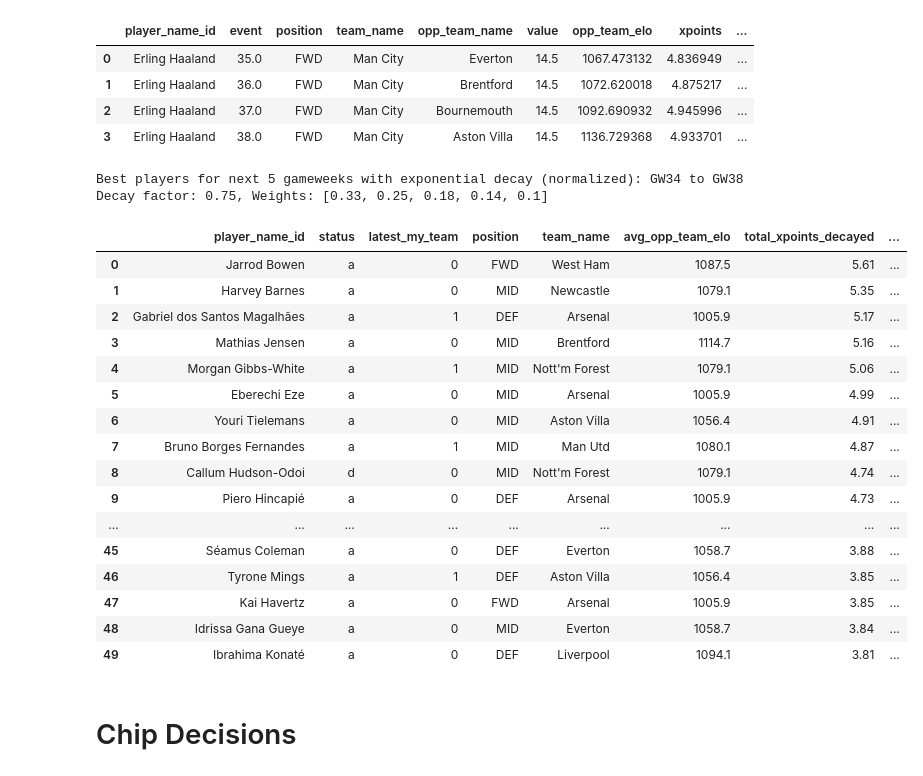
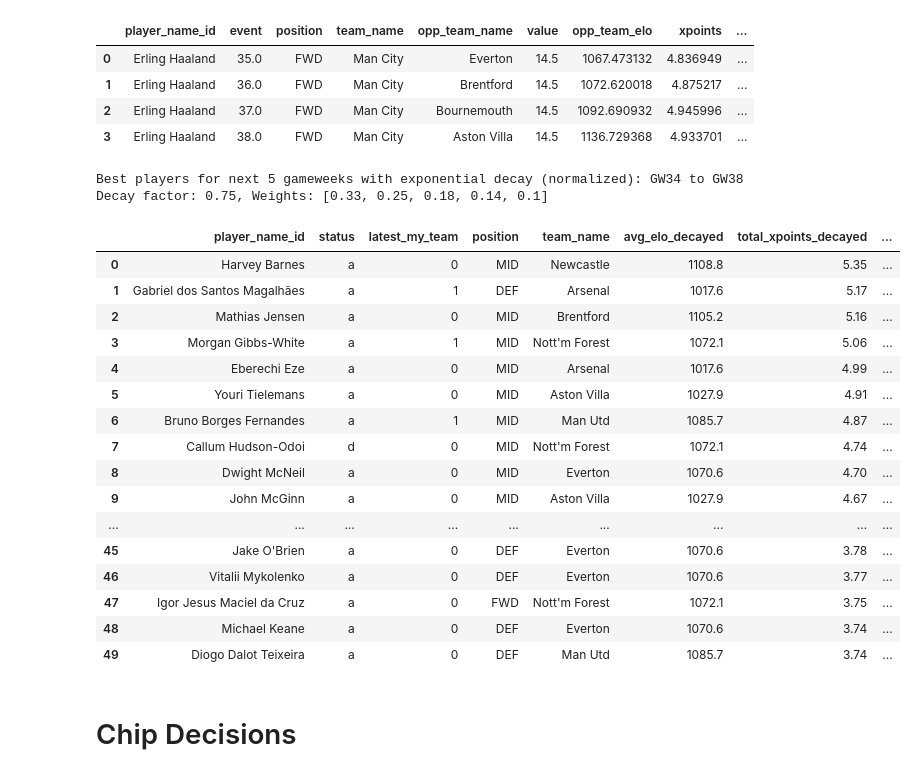
Before and after one commit to chrisimpacts/FPL-Points-Predictor, a Jupyter notebook: TRDL-Team-Analysis.ipynb, the cells around one changed output. Drawn from its saved outputs; the diff is of its cells as text; code cells hidden in the pictures.

```diff
--- a/TRDL-Team-Analysis.ipynb
+++ b/TRDL-Team-Analysis.ipynb
@@ -73,7 +73,9 @@ view = db_creator.run_sql(f"""
         ROUND(SUM(xpoints),2) AS total_xpoints,
         ROUND(AVG(mins_pred),1) AS avg_mins_pred,
         ROUND(AVG(xgp90_pred),3) AS avg_xgp90_pred,
+        ROUND(AVG(xg_overperf_factor),3) AS avg_xg_overperf_factor,
         ROUND(AVG(xap90_pred),3) AS avg_xap90_pred,
+        ROUND(AVG(xa_overperf_factor),3) AS avg_xa_overperf_factor,
         ROUND(AVG(xgcp90_pred),3) AS avg_xgcp90_pred
     FROM predictions
     WHERE latest_my_team = 1
@@ -143,7 +145,7 @@ SELECT
 FROM predictions_status
 WHERE (latest_any_team = 0 OR latest_my_team = 1)
     AND status IN ('a','d')
-    AND position IN ('FWD')
+    -- AND position IN ('FWD')
     --AND team_name = 'Liverpool'
   AND event BETWEEN {picks_current_gameweek+1} AND 38
 GROUP BY player_name_id, status, position, team_name, latest_my_team
@@ -205,7 +207,7 @@ SELECT
         ROUND(AVG(xgp90_pred),3) AS avg_xgp90_pred,
         ROUND(AVG(xg_overperf_factor),3) AS avg_xg_overperf_factor,
         ROUND(AVG(xap90_pred),3) AS avg_xap90_pred,
-        ROUND(AVG(xg_overperf_factor),3) AS avg_xg_overperf_factor,
+        ROUND(AVG(xa_overperf_factor),3) AS avg_xa_overperf_factor,
         ROUND(AVG(xgcp90_pred),3) AS avg_xgcp90_pred
     FROM predictions_status
     WHERE (latest_any_team = 0 OR latest_my_team = 1)
@@ -484,52 +486,61 @@ view = db_creator.run_sql(f"""
         latest_my_team,
         position,
         team_name,
-        ROUND(AVG(opp_team_elo),1) AS avg_opp_team_elo,
+        ROUND(SUM(
+            CASE
+                WHEN event = {picks_current_gameweek+1} THEN opp_team_elo * {initial_weight}
+                WHEN event = {picks_current_gameweek+2} THEN opp_team_elo * {initial_weight * decay_factor}
+                WHEN event = {picks_current_gameweek+3} THEN opp_team_elo * {initial_weight * decay_factor**2}
+                WHEN event = {picks_current_gameweek+4} THEN opp_team_elo * {initial_weight * decay_factor**3}
+                WHEN event = {picks_current_gameweek+5} THEN opp_team_elo * {initial_weight * decay_factor**4}
+                ELSE 0
+            END
+        ), 1) AS avg_elo_decayed,
         ROUND(SUM(
             CASE
                 WHEN event = {picks_current_gameweek+1} THEN xpoints * {initial_weight}
                 WHEN event = {picks_current_gameweek+2} THEN xpoints * {initial_weight * decay_factor}
                 WHEN event = {picks_current_gameweek+3} THEN xpoints * {initial_weight * decay_factor**2}
                 WHEN event = {picks_current_gameweek+4} THEN xpoints * {initial_weight * decay_factor**3}
                 WHEN event = {picks_current_gameweek+5} THEN xpoints * {initial_weight * decay_factor**4}
                 ELSE 0
             END
         ), 2) AS total_xpoints_decayed,
         ROUND(AVG(mins_pred),1) AS avg_mins_pred,
         ROUND(AVG(xgp90_pred),3) AS avg_xgp90_pred,
         ROUND(AVG(xg_overperf_factor),3) AS avg_xg_overperf_factor,
         ROUND(AVG(xap90_pred),3) AS avg_xap90_pred,
         ROUND(AVG(xa_overperf_factor),3) AS avg_xa_overperf_factor,
         ROUND(AVG(xgcp90_pred),3) AS avg_xgcp90_pred
     FROM predictions_status
     WHERE (latest_any_team = 0 OR latest_my_team = 1)
       AND event BETWEEN {picks_current_gameweek+1} AND {picks_current_gameweek+5}
       AND status IN ('a','d')
       -- AND position = 'MID'
     GROUP BY player_name_id, status, position, team_name, latest_my_team
     ORDER BY total_xpoints_decayed DESC
 """)
 view.head(50)
 # %% [output]
 Best players for next 5 gameweeks with exponential decay (normalized): GW34 to GW38
 Decay factor: 0.75, Weights: [0.33, 0.25, 0.18, 0.14, 0.1]
-|  | player_name_id | status | latest_my_team | position | team_name | avg_opp_team_elo | total_xpoints_decayed | ... |
-| 0 | Jarrod Bowen | a | 0 | FWD | West Ham | 1087.5 | 5.61 | ... |
-| 1 | Harvey Barnes | a | 0 | MID | Newcastle | 1079.1 | 5.35 | ... |
-| 2 | Gabriel dos Santos Magalhães | a | 1 | DEF | Arsenal | 1005.9 | 5.17 | ... |
-| 3 | Mathias Jensen | a | 0 | MID | Brentford | 1114.7 | 5.16 | ... |
-| 4 | Morgan Gibbs-White | a | 1 | MID | Nott'm Forest | 1079.1 | 5.06 | ... |
-| 5 | Eberechi Eze | a | 0 | MID | Arsenal | 1005.9 | 4.99 | ... |
-| 6 | Youri Tielemans | a | 0 | MID | Aston Villa | 1056.4 | 4.91 | ... |
-| 7 | Bruno Borges Fernandes | a | 1 | MID | Man Utd | 1080.1 | 4.87 | ... |
-| 8 | Callum Hudson-Odoi | d | 0 | MID | Nott'm Forest | 1079.1 | 4.74 | ... |
-| 9 | Piero Hincapié | a | 0 | DEF | Arsenal | 1005.9 | 4.73 | ... |
+|  | player_name_id | status | latest_my_team | position | team_name | avg_elo_decayed | total_xpoints_decayed | ... |
+| 0 | Harvey Barnes | a | 0 | MID | Newcastle | 1108.8 | 5.35 | ... |
+| 1 | Gabriel dos Santos Magalhães | a | 1 | DEF | Arsenal | 1017.6 | 5.17 | ... |
+| 2 | Mathias Jensen | a | 0 | MID | Brentford | 1105.2 | 5.16 | ... |
+| 3 | Morgan Gibbs-White | a | 1 | MID | Nott'm Forest | 1072.1 | 5.06 | ... |
+| 4 | Eberechi Eze | a | 0 | MID | Arsenal | 1017.6 | 4.99 | ... |
+| 5 | Youri Tielemans | a | 0 | MID | Aston Villa | 1027.9 | 4.91 | ... |
+| 6 | Bruno Borges Fernandes | a | 1 | MID | Man Utd | 1085.7 | 4.87 | ... |
+| 7 | Callum Hudson-Odoi | d | 0 | MID | Nott'm Forest | 1072.1 | 4.74 | ... |
+| 8 | Dwight McNeil | a | 0 | MID | Everton | 1070.6 | 4.70 | ... |
+| 9 | John McGinn | a | 0 | MID | Aston Villa | 1027.9 | 4.67 | ... |
 | ... | ... | ... | ... | ... | ... | ... | ... | ... |
-| 45 | Séamus Coleman | a | 0 | DEF | Everton | 1058.7 | 3.88 | ... |
-| 46 | Tyrone Mings | a | 1 | DEF | Aston Villa | 1056.4 | 3.85 | ... |
-| 47 | Kai Havertz | a | 0 | FWD | Arsenal | 1005.9 | 3.85 | ... |
-| 48 | Idrissa Gana Gueye | a | 0 | MID | Everton | 1058.7 | 3.84 | ... |
-| 49 | Ibrahima Konaté | a | 0 | DEF | Liverpool | 1094.1 | 3.81 | ... |
+| 45 | Jake O'Brien | a | 0 | DEF | Everton | 1070.6 | 3.78 | ... |
+| 46 | Vitalii Mykolenko | a | 0 | DEF | Everton | 1070.6 | 3.77 | ... |
+| 47 | Igor Jesus Maciel da Cruz | a | 0 | FWD | Nott'm Forest | 1072.1 | 3.75 | ... |
+| 48 | Michael Keane | a | 0 | DEF | Everton | 1070.6 | 3.74 | ... |
+| 49 | Diogo Dalot Teixeira | a | 0 | DEF | Man Utd | 1085.7 | 3.74 | ... |
 # %%
 # #Gt member player codes from the latest GW
 # query = """
```
Also changed, not shown: parts of 5 cells of this notebook, 4 other files.
